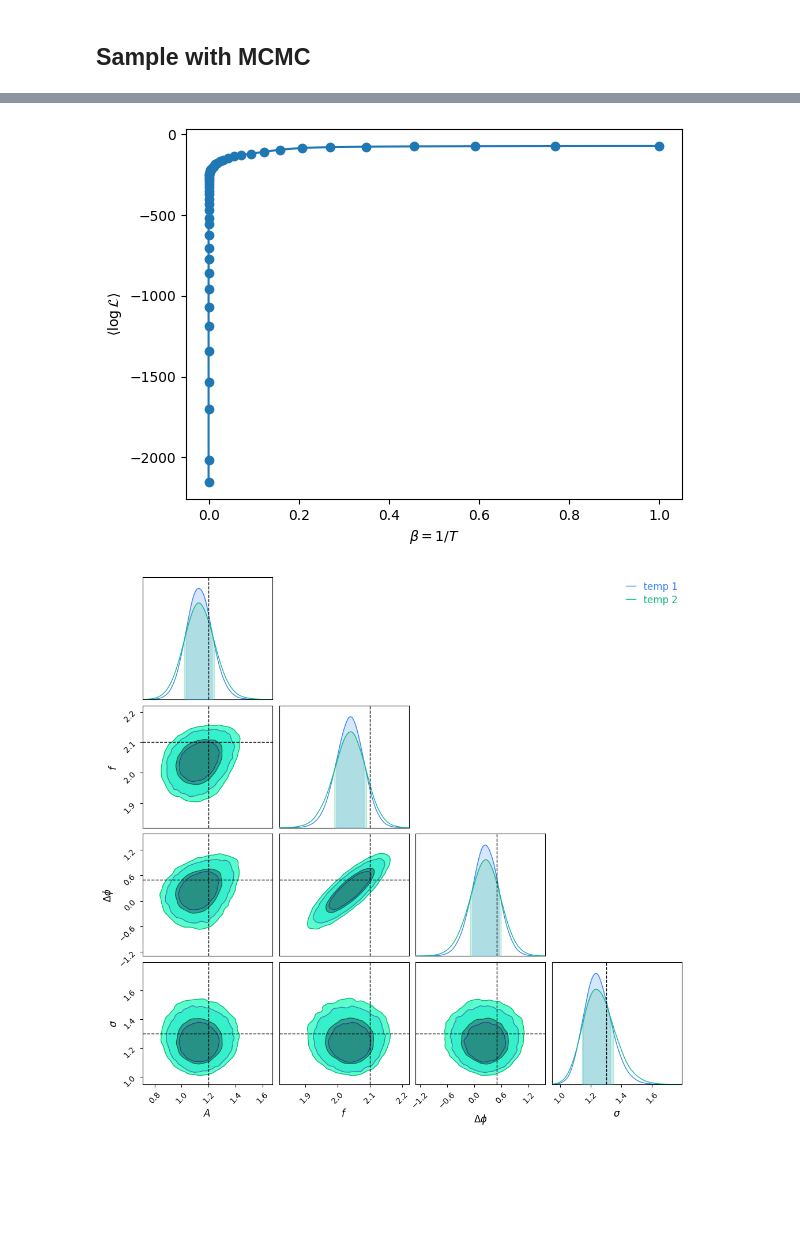
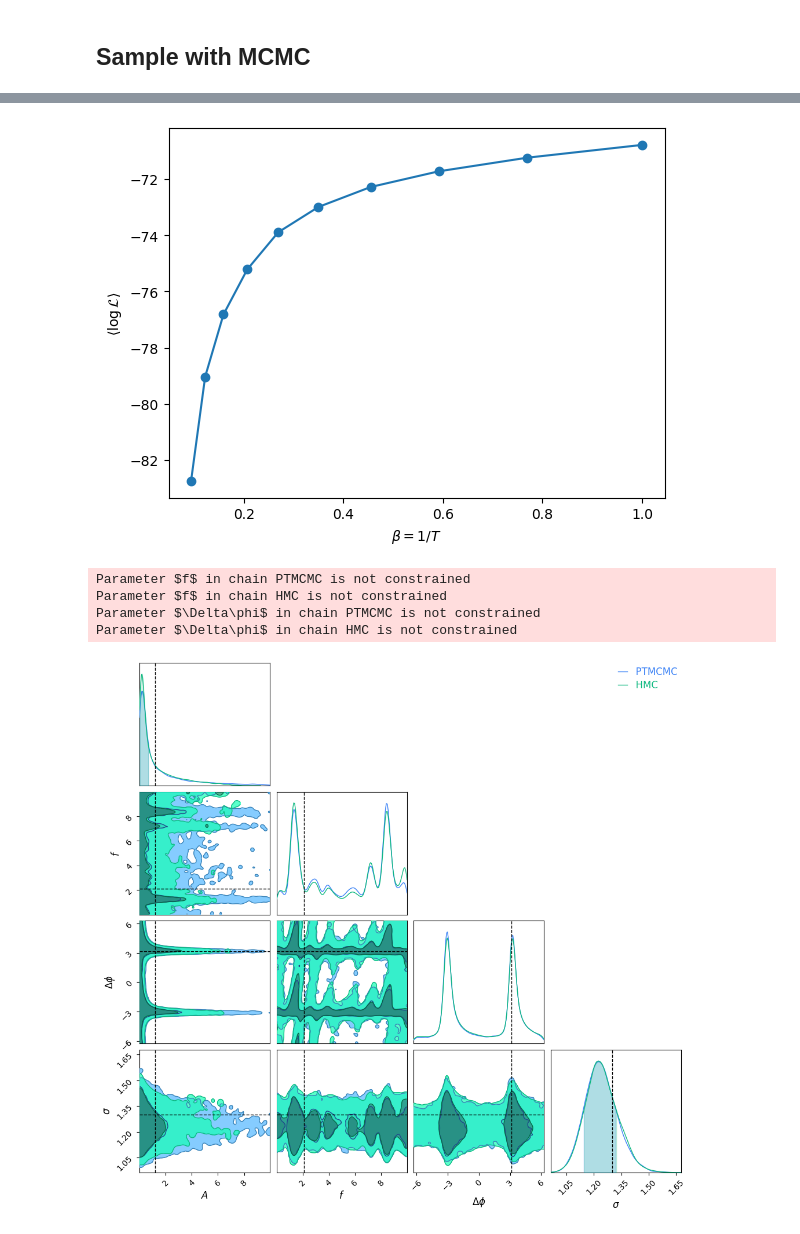
Before and after one commit to aiden-g12321/miscMCMC, a Jupyter notebook: examples/two_waves.ipynb, the cells around one changed output, grey strips where cells are left out. Cells and saved outputs as stored; diff of their text form; code cells hidden in the pictures; blank space fills up the shorter version.

```diff
--- a/examples/two_waves.ipynb
+++ b/examples/two_waves.ipynb
@@ -51,7 +51,7 @@ vectorized_model = jit(vmap(fast_model))
 # injected parameters
 amp_inj = 1.2
 freq_inj = 2.1
-phase_offset_inj = np.pi / 6.3
+phase_offset_inj = np.pi
 sigma_inj = 1.3
 x_inj = jnp.array([amp_inj, freq_inj, phase_offset_inj, sigma_inj])
 ndim = x_inj.shape[0]
@@ -82,8 +82,8 @@ We use a uniform prior over signal and noise parameters, $\mathbf{x} = (A,\,f,\,
 \end{equation}
 # %%
 # parameter bounds
-x_mins = jnp.array([0., 0., -jnp.pi, 0.])
-x_maxs = jnp.array([10., 10., jnp.pi, 10.])
+x_mins = jnp.array([0., 0., -2 * jnp.pi, 0.])
+x_maxs = jnp.array([10., 10., 2 * jnp.pi, 10.])
 
 # parameter labels
 x_labels = np.array([r'$A$', r'$f$', r'$\Delta\phi$', r'$\sigma$'])
@@ -121,8 +121,8 @@ def sampling_model():
     numpyro.factor('log_likelihood', fast_lnlike(x))
 # %%
 # do HMC with NUTS
-num_samples = int(1e4)
-num_warmup = 500
+num_samples = int(5e5)
+num_warmup = 5000
 
 nuts_kernel = NUTS(sampling_model)
 mcmc = MCMC(nuts_kernel, num_warmup=num_warmup, num_samples=num_samples)
@@ -130,6 +130,6 @@ mcmc.run(jr.key(1))
 samples_dict = mcmc.get_samples()
 
 # convert dictionary of samples to array
-samples = np.array([samples_dict[x_label] for x_label in x_labels]).T
+HMC_samples = np.array([samples_dict[x_label] for x_label in x_labels]).T
 # %%
 # plot likelihood values
@@ -185,12 +185,12 @@ def lnpost_pt(x, temperature=1.0):
 fast_lnpost_pt = jit(lnpost_pt)
 # %%
 num_samples = int(1e6)
-num_chains = 50
+num_chains = 10
 samples, lnposts, temp_ladder = ptmcmc_sampler(num_samples,
                                                num_chains,
                                                fast_lnpost_pt,
                                                x_inj,
-                                               Fisher_jump_weight=20,
+                                               Fisher_jump_weight=5,
                                                DE_jump_weight=20,
                                                PT_swap_weight=20,
                                                seed=0)
@@ -249,15 +242,19 @@ plt.xlabel(r'$\beta = 1 / T$')
 plt.ylabel(r'$\langle\log\mathcal{L}\rangle$')
 plt.show()
 # %% [output]
-[figure, old version]
+[figure, new version]
 # %%
-df1 = pd.DataFrame(samples[0, burnin::int(auto_correlation[0])], columns=x_labels)
-df2 = pd.DataFrame(samples[1, burnin::int(auto_correlation[0])], columns=x_labels)
+df_ptmcmc = pd.DataFrame(samples[0, burnin::int(auto_correlation[0])], columns=x_labels)
+df_hmc = pd.DataFrame(HMC_samples, columns=x_labels)
 
 c = ChainConsumer()
-c.add_chain(Chain(samples=df1, name='temp 1'))
-c.add_chain(Chain(samples=df2, name='temp 2'))
+c.add_chain(Chain(samples=df_ptmcmc, name='PTMCMC'))
+c.add_chain(Chain(samples=df_hmc, name='HMC'))
 c.add_truth(Truth(location={x_label: x_val for x_label, x_val in zip(x_labels, x_inj)}))
 fig = c.plotter.plot(range)
 # %% [output]
+Parameter $f$ in chain PTMCMC is not constrained
+Parameter $f$ in chain HMC is not constrained
+Parameter $\Delta\phi$ in chain PTMCMC is not constrained
+Parameter $\Delta\phi$ in chain HMC is not constrained
-[figure, old version]
+[figure, new version]
```
Also changed, not shown: parts of 9 cells of this notebook.
